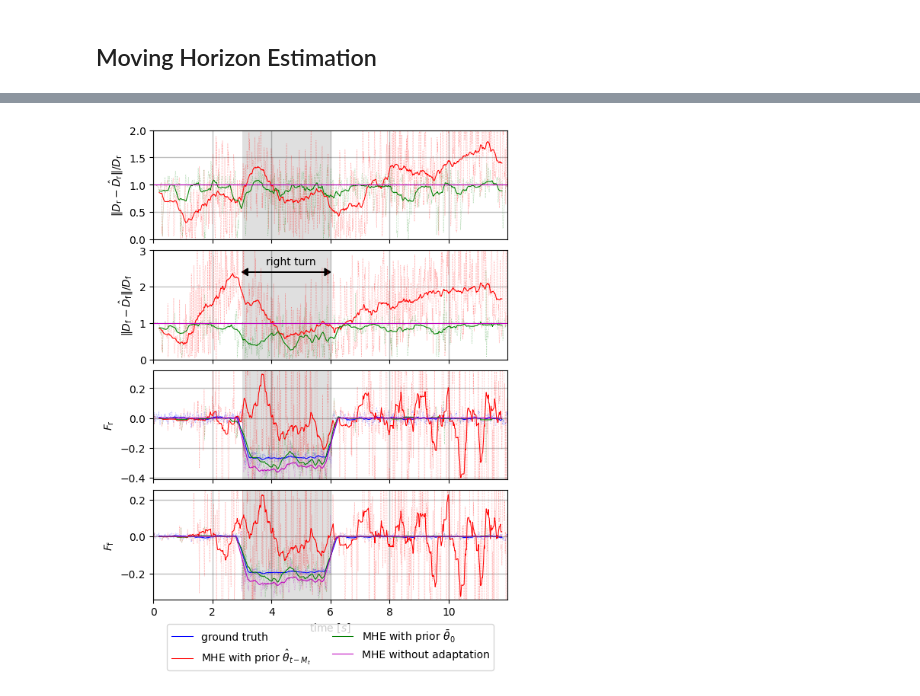
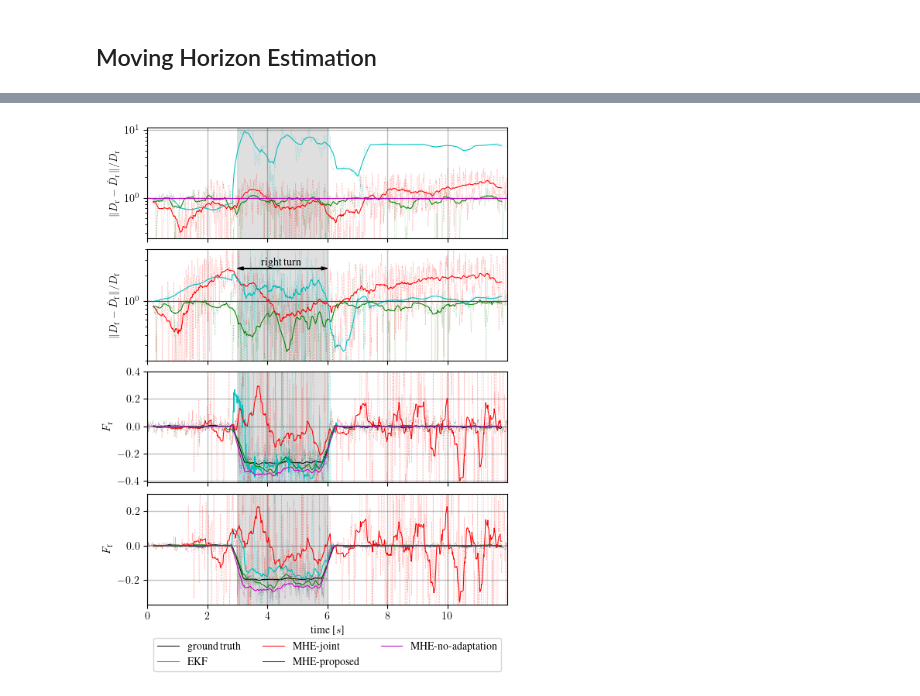
Before and after one commit to abdelhakim96/auv_mhe_mpc, a Jupyter notebook: parametric-mhe.ipynb, the cells around one changed output, grey strips where cells are left out. Drawn from its saved outputs; the diff is of its cells as text; code cells hidden in the pictures.

```diff
--- a/parametric-mhe.ipynb
+++ b/parametric-mhe.ipynb
@@ -108,7 +108,6 @@ def measurement_function(state, noise, model):
 def generate_disturbances(n_w,T,model):
     bound_w = model['bound_w']
     w = np.random.uniform(-bound_w, bound_w,(n_w,T))
-    w[2,:] = w[2,:]
     return w
 # %%
 def generate_noise(n_v,T,model):
@@ -626,0 +787,18 @@ This program contains Ipopt, a library for large-scale nonlinear optimization.
+# %%
+def EKF_update(x,u,P,y,Q,R,Jacobian_f,Jacobian_h,model):
+
+    # evaluate Jacobian
+    A = Jacobian_f(x,u)
+    H = Jacobian_h(x)
+
+    # prediction step
+    x = extended_discrete_dynamics(x,u,np.zeros(model['nw']),model)
+    P = A @ P @ np.transpose(A) + Q
+
+    # measurement update step
+    S = H @ P @ np.transpose(H) + R
+    K = P @ np.transpose(H) @ inv(S)
+    x = x + K @ (y - extended_measurement_function(x,np.zeros(model['nv']),model))
+    P = (np.eye(model['nx']+model['ntheta']) - K @ H) @ P
+
+    return x, P
@@ -731,12 +964,15 @@ alpha, F = compute_slip_angles(x, u, theta, model)
 alpha_theta_M, F_theta_M = compute_slip_angles(x_mhe_theta_M, u, theta_mhe_theta_M, model)
 alpha_theta_0, F_theta_0 = compute_slip_angles(x_mhe_theta_0, u, theta_mhe_theta_0, model)
 alpha_standard, F_standard = compute_slip_angles(x_mhe_standard, u, theta_est_0 *np.ones(nsim), model)
+alpha_ekf, F_ekf = compute_slip_angles(x_ekf, u, theta_ekf, model)
 # %%
-# plot parameter estimates
+# plot parameter estimates (average filter)
 f, ax = plt.subplots(4,1, figsize=(6,8))
 f.subplots_adjust(hspace=0.1)
 plt.rc('text.latex', preamble=r'\usepackage{times}')
 
+colors = ['k','g','r','purple','m','c']
+labels=[r'ground truth', r'MHE-proposed', r'MHE-joint', 'measurements', r'MHE-no-adaptation', 'EKF']
 y_labels = [r'$\|D_{\mathrm{r}} - \hat{D}_{\mathrm{r}}\|/D_{\mathrm{r}}$', \
             r'$\|D_{\mathrm{f}} - \hat{D}_{\mathrm{f}}\|/D_{\mathrm{f}}$', \
             r'$F_{\mathrm{r}}$', r'$F_{\mathrm{f}}$']
@@ -744,30 +980,37 @@ y_labels = [r'$\|D_{\mathrm{r}} - \hat{D}_{\mathrm{r}}\|/D_{\mathrm{r}}$', \
 # plot parameters
 for i in range(theta.shape[0]):
     e_theta_M = abs(theta_mhe_theta_M[i,:] \
-               - np.array(theta[i]).squeeze() * np.ones(nsim)) / np.array(theta[i]).squeeze()
+               - np.array(theta[i]).squeeze() * np.ones(nsim)) / abs(np.array(theta[i]).squeeze())
     e_theta_M_smooth = np.convolve(e_theta_M, np.ones(N_smooth)/N_smooth, mode='valid')
     e_theta_0 = abs(theta_mhe_theta_0[i,:] \
-               - np.array(theta[i]).squeeze() * np.ones(nsim)) / np.array(theta[i]).squeeze()
+               - np.array(theta[i]).squeeze() * np.ones(nsim)) / abs(np.array(theta[i]).squeeze())
     e_theta_0_smooth = np.convolve(e_theta_0, np.ones(N_smooth)/N_smooth, mode='valid')
+    e_ekf = abs(theta_ekf[i,:] \
+               - np.array(theta[i]).squeeze() * np.ones(nsim_ekf)) / abs(np.array(theta[i]).squeeze())
+    e_ekf_smooth = np.convolve(e_ekf, np.ones(N_smooth)/N_smooth, mode='valid')
     ax[i].set_ylabel(y_labels[i])
     ax[i].set_xlim([0,plot_end])
     ax[i].plot([float(x)*model['Ts'] for x in range(nsim)],e_theta_M, color=colors[2], \
                alpha=0.4, linestyle=':', linewidth=0.5)
     ax[i].plot([float(x)*model['Ts'] for x in range(nsim)],e_theta_0, color=colors[1], \
                alpha=0.4, linestyle=':', linewidth=0.5)
+    ax[i].plot([float(x)*model['Ts'] for x in range(nsim_ekf)],e_ekf, color=colors[5], \
+               alpha=0.4, linestyle=':', linewidth=0.5)
     ax[i].plot([float(x)*model['Ts'] for x in range(int(N_smooth/2), nsim-int(N_smooth/2)+1)],e_theta_M_smooth, color=colors[2],label=labels[2], \
                alpha=1, linestyle='-', linewidth=0.75)
     ax[i].plot([float(x)*model['Ts'] for x in range(int(N_smooth/2), nsim-int(N_smooth/2)+1)],e_theta_0_smooth, color=colors[1],label=labels[1], \
                alpha=1, linestyle='-', linewidth=0.75)
-    ax[i].plot(range(nsim),abs(theta_est_0[i] - theta[i]) * np.ones(nsim) / np.array(theta[i]).squeeze(), \
+    ax[i].plot([float(x)*model['Ts'] for x in range(int(N_smooth/2), nsim_ekf-int(N_smooth/2)+1)],e_ekf_smooth, color=colors[5],label=labels[5], \
+               alpha=1, linestyle='-', linewidth=0.75)
+    ax[i].plot(range(nsim),abs(theta_est_0[i] - theta[i]) * np.ones(nsim) / abs(np.array(theta[i]).squeeze()), \
                color=colors[4],label=labels[4], alpha=1, linestyle='-', linewidth=0.75)
     ax[i].xaxis.set_ticklabels([])
     ax[i].grid(color='k', linestyle='-', linewidth=1, alpha=0.25)
     ax[i].axvspan(t_start,t_end, facecolor='gray', alpha=0.25)
-    ax[i].set_ylim(bottom=0)
+    ax[i].set_yscale('log')
 
-ax[0].set_ylim(top=2)
-ax[1].set_ylim(top=3)
+ax[0].set_ylim(bottom=0.25,top=11)
+ax[1].set_ylim(bottom=0.2,top=4)
 
 ax[1].arrow(3.2, 2.4, 2.8, 0, color='k', head_length = 0.2, head_width = 0.2,
           length_includes_head = True)
@@ -779,40 +1022,45 @@ for i in range(F.shape[0]):
     F_theta_M_smooth = np.convolve(F_theta_M[i,:], np.ones(N_smooth)/N_smooth, mode='valid')
     F_theta_0_smooth = np.convolve(F_theta_0[i,:], np.ones(N_smooth)/N_smooth, mode='valid')
     F_standard_smooth = np.convolve(F_standard[i,:], np.ones(N_smooth)/N_smooth, mode='valid')
+    F_ekf_smooth = np.convolve(F_ekf[i,:], np.ones(N_smooth)/N_smooth, mode='valid')
     F_smooth = np.convolve(F[i,:], np.ones(N_smooth)/N_smooth, mode='valid')
 
     j = i + theta.shape[0]
     ax[j].set_ylabel(y_labels[j])
     ax[j].set_xlim([0,plot_end])
+    ax[j].plot([float(x)*model['Ts'] for x in range(nsim_ekf-1)],F_ekf[i,:], color=colors[5], \
+               alpha=0.4, linestyle=':', linewidth=0.5)
     ax[j].plot([float(x)*model['Ts'] for x in range(nsim-1)],F_theta_M[i,:], color=colors[2], \
                alpha=0.4, linestyle=':', linewidth=0.5)
     ax[j].plot([float(x)*model['Ts'] for x in range(nsim-1)],F_theta_0[i,:], color=colors[1], \
                alpha=0.4, linestyle=':', linewidth=0.5)
     ax[j].plot([float(x)*model['Ts'] for x in range(nsim-1)],F_standard[i,:], color=colors[4], \
                alpha=0.4, linestyle=':', linewidth=0.5)
     ax[j].plot([float(x)*model['Ts'] for x in range(nsim)], F[i,:], color=colors[0], \
                alpha=0.4, linestyle=':', linewidth=0.5)
     ax[j].plot([float(x)*model['Ts'] for x in range(int(N_smooth/2), nsim-int(N_smooth/2)+1)],F_smooth, color=colors[0],label=labels[0], \
+               alpha=1, linestyle='-', linewidth=0.75)
+    ax[j].plot([float(x)*model['Ts'] for x in range(int(N_smooth/2), nsim_ekf-int(N_smooth/2))],F_ekf_smooth, color=colors[5],label=labels[5], \
                alpha=1, linestyle='-', linewidth=0.75)
     ax[j].plot([float(x)*model['Ts'] for x in range(int(N_smooth/2), nsim-int(N_smooth/2))],F_theta_M_smooth, color=colors[2],label=labels[2], \
                alpha=1, linestyle='-', linewidth=0.75)
     ax[j].plot([float(x)*model['Ts'] for x in range(int(N_smooth/2), nsim-int(N_smooth/2))],F_theta_0_smooth, color=colors[1],label=labels[1], \
                alpha=1, linestyle='-', linewidth=0.75)
     ax[j].plot([float(x)*model['Ts'] for x in range(int(N_smooth/2), nsim-int(N_smooth/2))],F_standard_smooth, color=colors[4],label=labels[4], \
                alpha=1, linestyle='-', linewidth=0.75)
     if i < 1:
         ax[j].xaxis.set_ticklabels([])
     ax[j].grid(color='k', linestyle='-', linewidth=1, alpha=0.25)
     ax[j].axvspan(t_start,t_end, facecolor='gray', alpha=0.25)
 
-ax[2].set_ylim(-0.41,0.32)
-ax[3].set_ylim(-0.34,0.25)
+ax[2].set_ylim(-0.41,0.4)
+ax[3].set_ylim(-0.34,0.3)
 
 ax[-1].set_xlabel(r'time [$s$]')
 
 # plot legend
-ax[-1].legend(loc='lower center', bbox_to_anchor=(0.5, -0.7), ncol=2)
+ax[-1].legend(loc='lower center', bbox_to_anchor=(0.5, -0.65), ncol=3)
 
 f.savefig(os.getcwd() + '/plot_car_parameters_forces.pdf', bbox_inches='tight', pad_inches=0.04)
 # %% [output]
-[figure, old version]
+[figure, new version]
```
Also changed, not shown: parts of 28 cells of this notebook, 2 other files.
